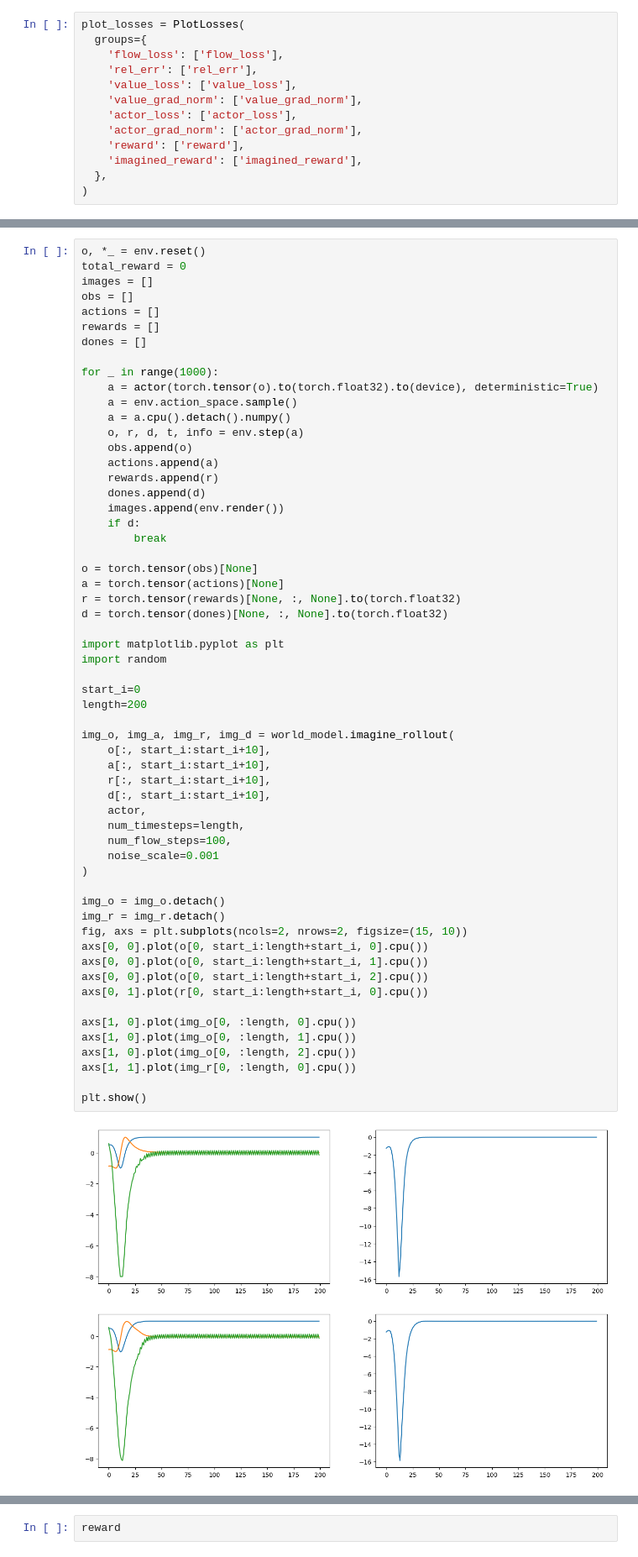
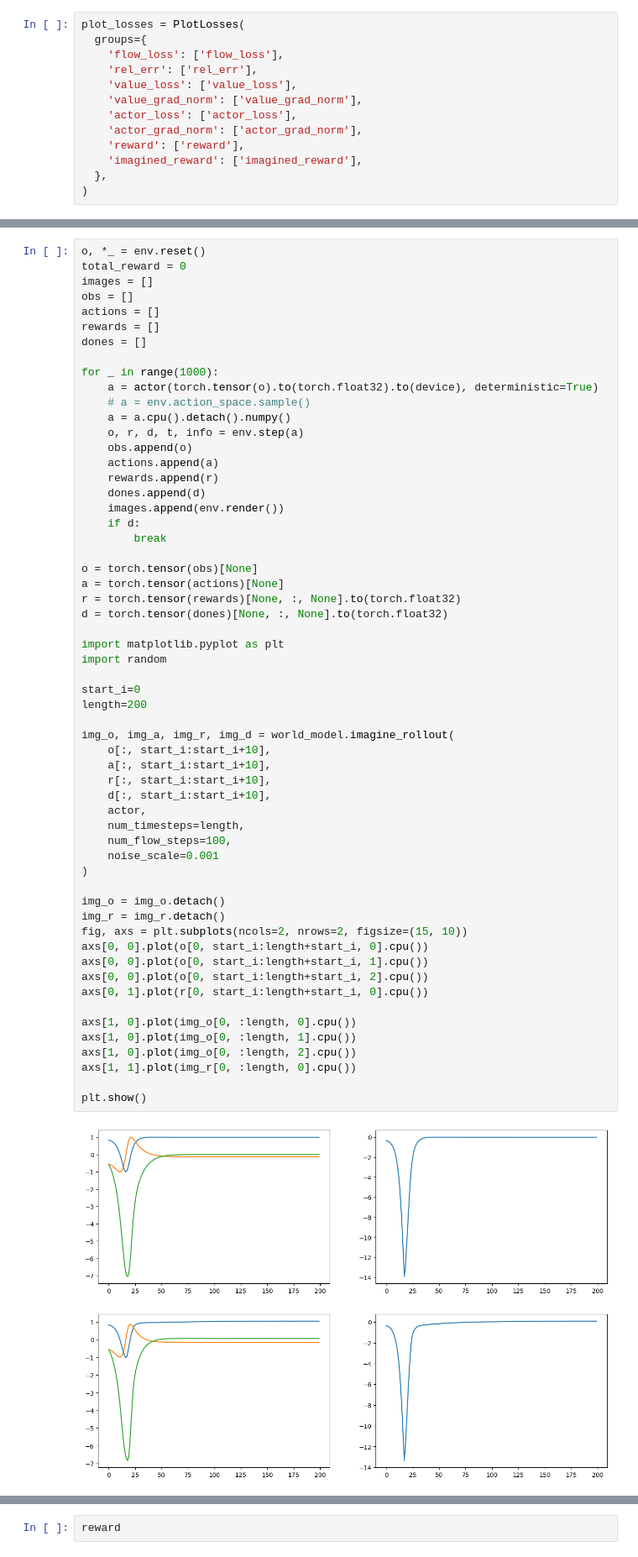
Before and after one commit to mauicv/world-model-rl, a Jupyter notebook: src/reflect/components/flow_world_model/examples/world-model-val-grad-pendulum.ipynb, the cells around one changed output, grey strips where cells are left out. Shown at 84% size. Drawn from its saved outputs; the diff is of its cells as text.

```diff
--- a/src/reflect/components/flow_world_model/examples/world-model-val-grad-pendulum.ipynb
+++ b/src/reflect/components/flow_world_model/examples/world-model-val-grad-pendulum.ipynb
@@ -215,7 +215,7 @@ dones = []
 
 for _ in range(1000):
     a = actor(torch.tensor(o).to(torch.float32).to(device), deterministic=True)
-    a = env.action_space.sample()
+    # a = env.action_space.sample()
     a = a.cpu().detach().numpy()
     o, r, d, t, info = env.step(a)
     obs.append(o)
@@ -236,34 +236,34 @@ import random
 
 start_i=0
 length=200
 
 img_o, img_a, img_r, img_d = world_model.imagine_rollout(
     o[:, start_i:start_i+10],
     a[:, start_i:start_i+10],
     r[:, start_i:start_i+10],
     d[:, start_i:start_i+10],
     actor,
     num_timesteps=length,
     num_flow_steps=100,
     noise_scale=0.001
 )
 
 img_o = img_o.detach()
 img_r = img_r.detach()
 fig, axs = plt.subplots(ncols=2, nrows=2, figsize=(15, 10))
 axs[0, 0].plot(o[0, start_i:length+start_i, 0].cpu())
 axs[0, 0].plot(o[0, start_i:length+start_i, 1].cpu())
 axs[0, 0].plot(o[0, start_i:length+start_i, 2].cpu())
 axs[0, 1].plot(r[0, start_i:length+start_i, 0].cpu())
 
 axs[1, 0].plot(img_o[0, :length, 0].cpu())
 axs[1, 0].plot(img_o[0, :length, 1].cpu())
 axs[1, 0].plot(img_o[0, :length, 2].cpu())
 axs[1, 1].plot(img_r[0, :length, 0].cpu())
 
 plt.show()
 # %% [output]
-[figure, old version]
+[figure, new version]
 # %%
 start_i=0
 length=100
```
Also changed, not shown: parts of 6 cells of this notebook, 5 other files.
